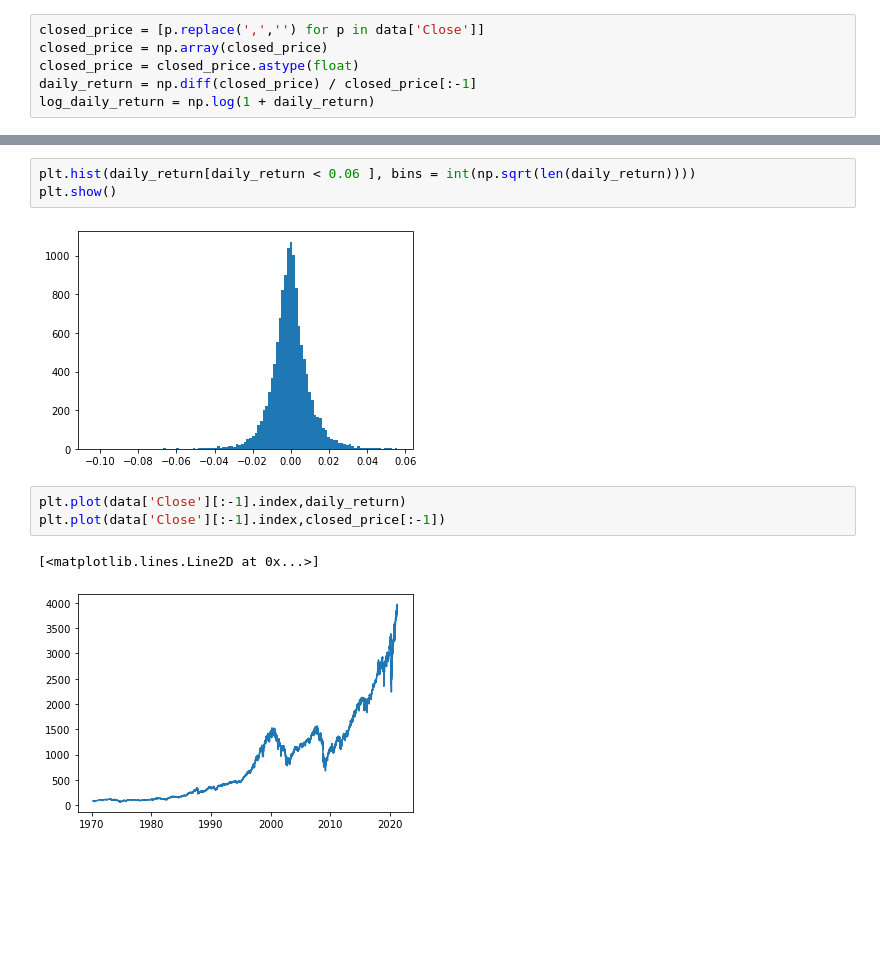
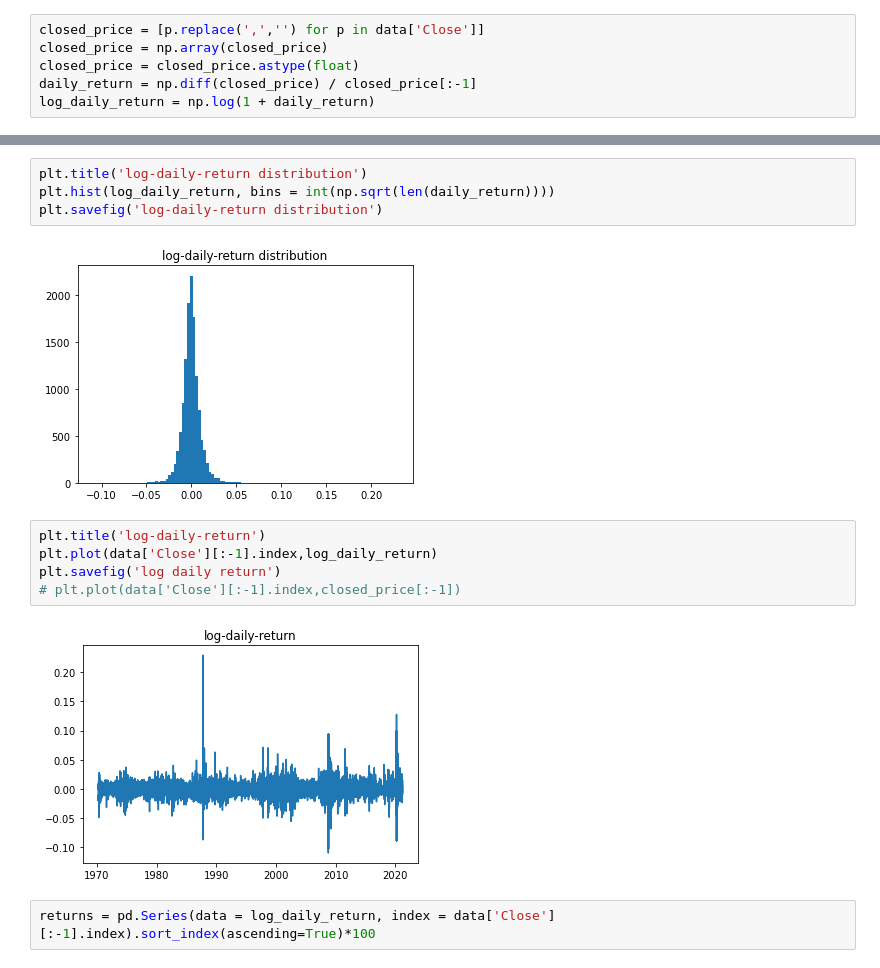
Before and after one commit to ziruNIu/MAP565-project, a Jupyter notebook: EVA.ipynb, the cells around one changed output, grey strips where cells are left out. Drawn from its saved outputs; the diff is of its cells as text; blank space fills up the shorter version.

```diff
--- a/EVA.ipynb
+++ b/EVA.ipynb
@@ -31,11 +42,15 @@ log_daily_return = np.log(1 + daily_return)
 # %%
-plt.hist(daily_return[daily_return < 0.06 ], bins = int(np.sqrt(len(daily_return))))
-plt.show()
+plt.title('log-daily-return distribution')
+plt.hist(log_daily_return, bins = int(np.sqrt(len(daily_return))))
+plt.savefig('log-daily-return distribution')
 # %% [output]
-[figure, old version]
+[figure, new version]
 # %%
-plt.plot(data['Close'][:-1].index,daily_return)
-plt.plot(data['Close'][:-1].index,closed_price[:-1])
+plt.title('log-daily-return')
+plt.plot(data['Close'][:-1].index,log_daily_return)
+plt.savefig('log daily return')
+# plt.plot(data['Close'][:-1].index,closed_price[:-1])
 # %% [output]
-[<matplotlib.lines.Line2D at 0x...>]
-[figure, old version]
+[figure, new version]
+# %%
+returns = pd.Series(data = log_daily_return, index = data['Close'][:-1].index).sort_index(ascending=True)*100
```
Also changed, not shown: parts of 18 cells of this notebook.
